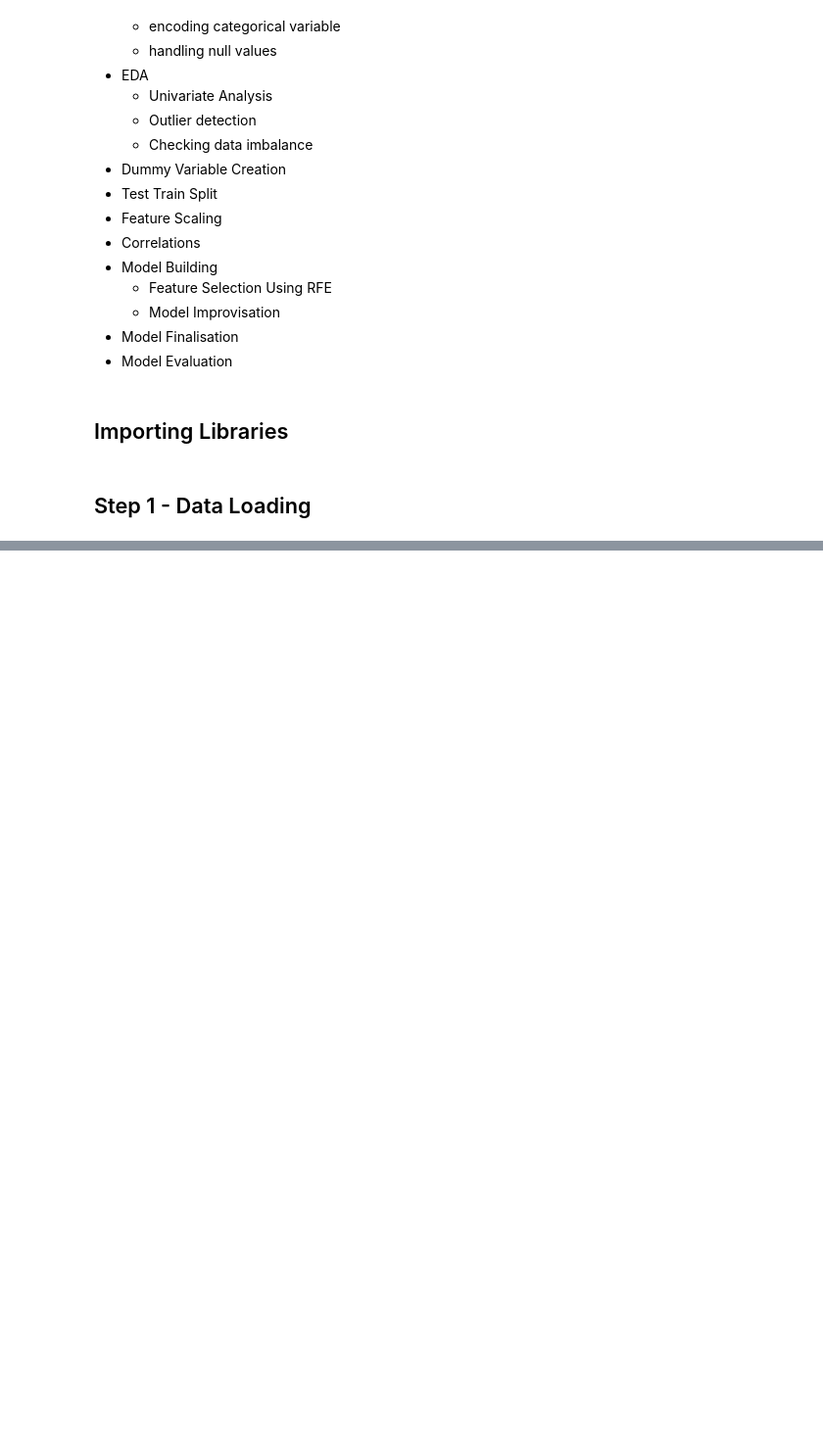
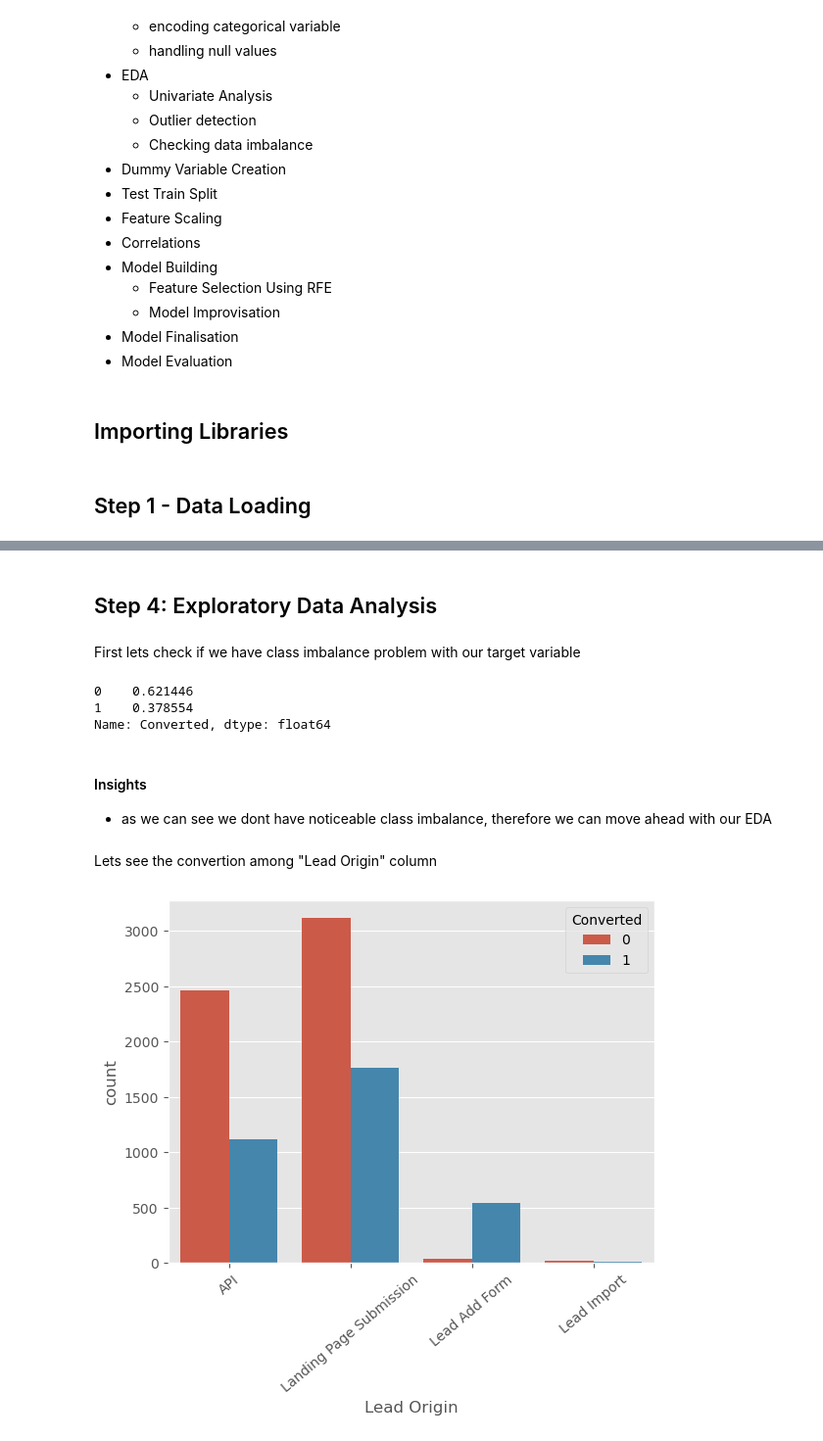
Before and after one commit to gursewak96/lead-scoring-case-study, a Jupyter notebook: Lead_Scoring_Case_Study.ipynb, the cells around one changed output, grey strips where cells are left out. Shown at 98% size. Drawn from its saved outputs; the diff is of its cells as text; code cells hidden in the pictures; blank space fills up the shorter version.

Commit message:
completed Data preparation and working on EDA

```diff
--- a/Lead_Scoring_Case_Study.ipynb
+++ b/Lead_Scoring_Case_Study.ipynb
@@ -50,0 +245,2 @@ lead_df.head()
+# %%
+lead_df = lead_df.drop(["Asymmetrique Activity Index","Asymmetrique Profile Index","Asymmetrique Activity Score","Asymmetrique Profile Score"],1)
@@ -50,0 +268,18 @@ lead_df.head()
+# %%
+#we can impute the Mumbai into all the NULLs as most of the values belong to Mumbai
+lead_df['City'] = lead_df["City"].replace(np.nan, 'Mumbai')
+
+# for "Specialization" we will impute NaN with Other_Specialization
+lead_df['Specialization'] = lead_df['Specialization'].replace(np.nan, "Other_Specialization")
+
+# for Tags column most of the values are "Will revert after reading the email" around 35%, therefore imputing NaN with "Will revert after reading the email"
+lead_df['Tags'] = lead_df["Tags"].replace(np.nan, 'Will revert after reading the email')
+
+#for What matters most to you in choosing a course column most of the values is of "Better Career Prospects" which almost touching 100%, therefore imputing NaN with it
+lead_df['What matters most to you in choosing a course'] = lead_df["What matters most to you in choosing a course"].replace(np.nan, 'Better Career Prospects')
+
+# for "What is your current occupation" column most the values is of "Unemployed" (35%), hence imputing NaN with "Unemployed"
+lead_df['What is your current occupation'] = lead_df["What is your current occupation"].replace(np.nan, 'Unemployed')
+
+# for "Country" column around 95% values are "India", hence imputing NaN with India
+lead_df['Country'] = lead_df["Country"].replace(np.nan, 'India')
@@ -50,0 +307,4 @@ lead_df.head()
+# %%
+# for "TotalVisits", "Page Views Per Visit" and "Last Activity" missing values are around 1%, hence for these we can safely drop those rows
+lead_df.dropna(inplace=True)
+lead_df.head()
@@ -50,0 +342,3 @@ lead_df.head()
+# %%
+lead_df['Lead Source'].replace("google","Google",inplace=True)
+lead_df["Lead Source"].value_counts()
@@ -50,0 +363,20 @@ lead_df.head()
+# %% [markdown]
+## Step 4: Exploratory Data Analysis
+# %% [markdown]
+First lets check if we have class imbalance problem with our target variable
+# %%
+lead_df["Converted"].value_counts(normalize=True)
+# %% [output]
+0    0.621446
+1    0.378554
+Name: Converted, dtype: float64
+# %% [markdown]
+#### Insights
+- as we can see we dont have noticeable class imbalance, therefore we can move ahead with our EDA
+# %% [markdown]
+Lets see the convertion among "Lead Origin" column
+# %%
+sns.countplot(x=lead_df["Lead Origin"],hue=lead_df["Converted"])
+plt.xticks(rotation=40);
+# %% [output]
+[figure, added]
```
Also changed, not shown: parts of 53 cells of this notebook.
